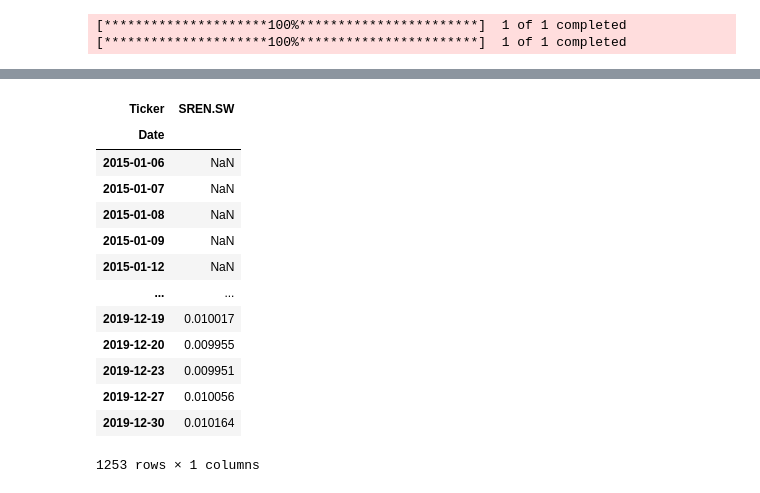
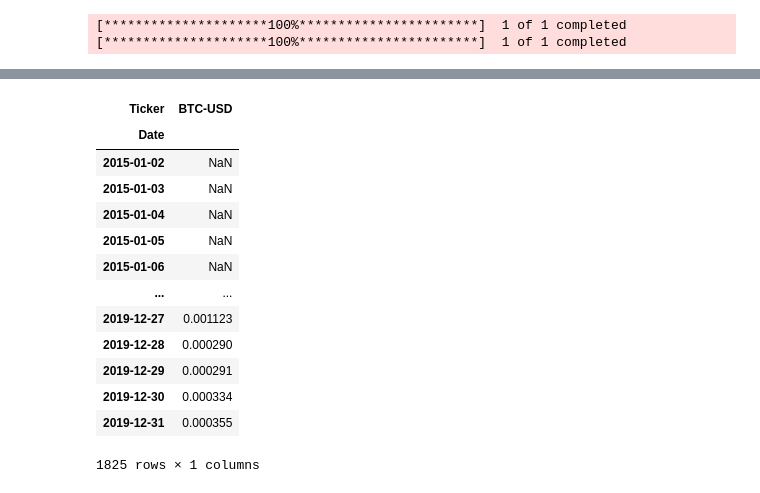
Before and after one commit to emilioMaddalena/volatility-forecasting, a Jupyter notebook: volatility_basics.ipynb, the cells around one changed output, grey strips where cells are left out. Saved outputs shown, nothing was run; the diff lists cells and outputs as text; code cells hidden in the pictures.

```diff
--- a/volatility_basics.ipynb
+++ b/volatility_basics.ipynb
@@ -55,19 +55,20 @@ plot_series(bitcoin, "returns")
 [figure]
 # %%
-swiss_re.compute_realized_volatility(window=21)
+swiss_re.compute_realized_volatility(window=10, store=True)
+bitcoin.compute_realized_volatility(window=10, store=True)
 # %% [output]
-| Ticker | SREN.SW |
+| Ticker | BTC-USD |
 | Date |  |
+| 2015-01-02 | NaN |
+| 2015-01-03 | NaN |
+| 2015-01-04 | NaN |
+| 2015-01-05 | NaN |
 | 2015-01-06 | NaN |
-| 2015-01-07 | NaN |
-| 2015-01-08 | NaN |
-| 2015-01-09 | NaN |
-| 2015-01-12 | NaN |
 | ... | ... |
-| 2019-12-19 | 0.010017 |
-| 2019-12-20 | 0.009955 |
-| 2019-12-23 | 0.009951 |
-| 2019-12-27 | 0.010056 |
-| 2019-12-30 | 0.010164 |
+| 2019-12-27 | 0.001123 |
+| 2019-12-28 | 0.000290 |
+| 2019-12-29 | 0.000291 |
+| 2019-12-30 | 0.000334 |
+| 2019-12-31 | 0.000355 |
-1253 rows × 1 columns
+1825 rows × 1 columns
 # %%
```
Also changed, not shown: parts of 2 cells of this notebook.
